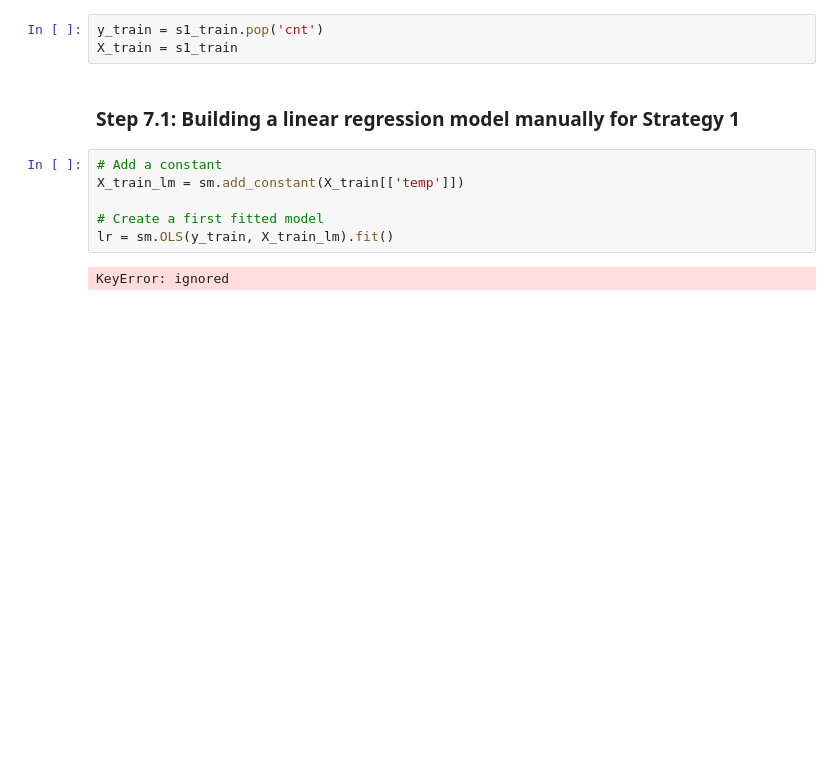
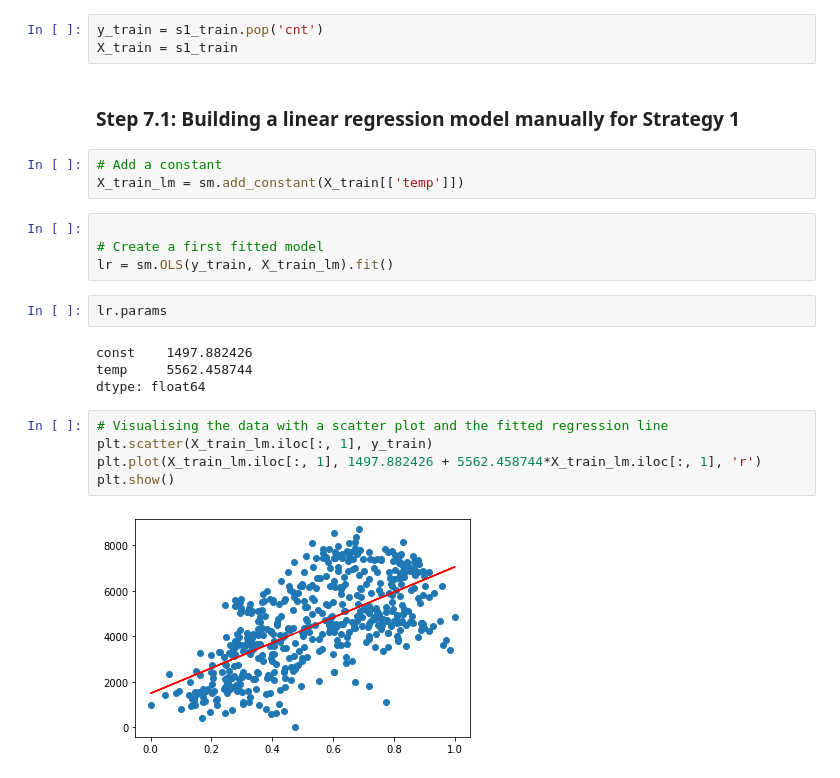
Before and after one commit to ishankarve/Linear-Regression, a Jupyter notebook: Multiple Linear Regression in Python/Assignment/Bike Sharing.ipynb, the cells around one changed output. Drawn from its saved outputs; the diff is of its cells as text; blank space fills up the shorter version.

Commit message:
Iterating regression

```diff
--- a/Multiple Linear Regression in Python/Assignment/Bike Sharing.ipynb
+++ b/Multiple Linear Regression in Python/Assignment/Bike Sharing.ipynb
@@ -474,11 +474,23 @@ y_train = s1_train.pop('cnt')
 X_train = s1_train
 # %% [markdown]
 ### Step 7.1: Building a linear regression model manually for Strategy 1
+# %%
+# Add a constant
+X_train_lm = sm.add_constant(X_train[['temp']])
 # %%
-# Add a constant
-X_train_lm = sm.add_constant(X_train[['temp']])
 
 # Create a first fitted model
 lr = sm.OLS(y_train, X_train_lm).fit()
-# %% [output]
-KeyError: ignored
+# %%
+lr.params
+# %% [output]
+const    1497.882426
+temp     5562.458744
+dtype: float64
+# %%
+# Visualising the data with a scatter plot and the fitted regression line
+plt.scatter(X_train_lm.iloc[:, 1], y_train)
+plt.plot(X_train_lm.iloc[:, 1], 1497.882426 + 5562.458744*X_train_lm.iloc[:, 1], 'r')
+plt.show()
+# %% [output]
+[figure, added]
```
Also changed, not shown: parts of 11 cells of this notebook.
